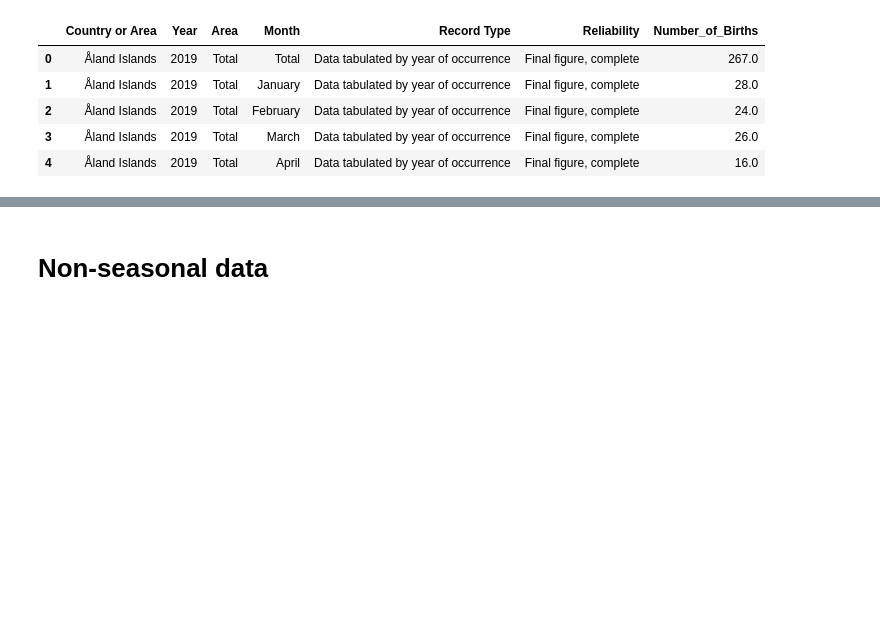
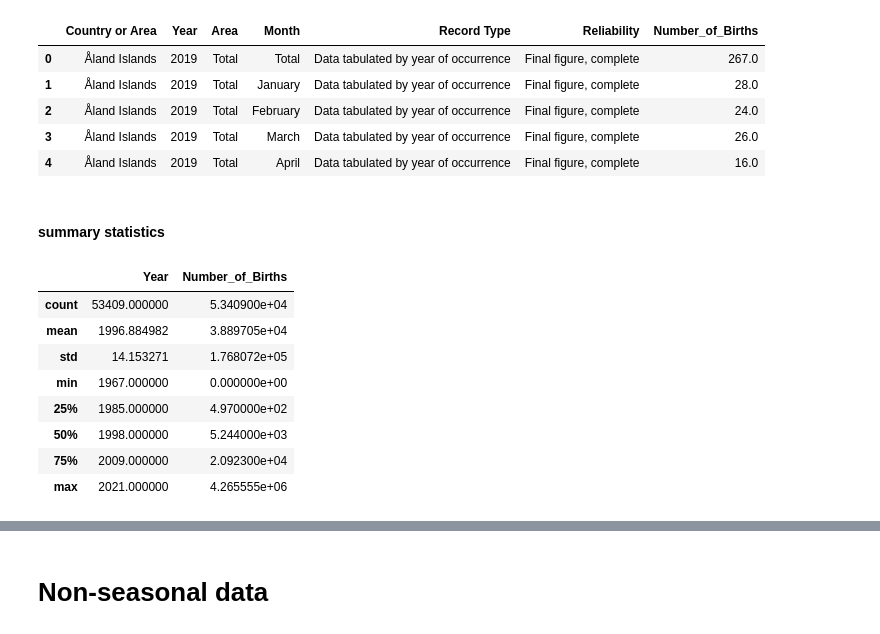
Before and after one commit to worldteacher-global/MA641_TIMESERIES_GROUPPROJECT, a Jupyter notebook: TS_.ipynb, the cells around one changed output, grey strips where cells are left out. Drawn from its saved outputs; the diff is of its cells as text; code cells hidden in the pictures; blank space fills up the shorter version.

```diff
--- a/TS_.ipynb
+++ b/TS_.ipynb
@@ -20,3 +25,17 @@ s_df.head()
 | 2 | Åland Islands | 2019 | Total | February | Data tabulated by year of occurrence | Final figure, complete | 24.0 |
 | 3 | Åland Islands | 2019 | Total | March | Data tabulated by year of occurrence | Final figure, complete | 26.0 |
 | 4 | Åland Islands | 2019 | Total | April | Data tabulated by year of occurrence | Final figure, complete | 16.0 |
+# %% [markdown]
+#### summary statistics
+# %%
+s_df.describe()
+# %% [output]
+|  | Year | Number_of_Births |
+| count | 53409.000000 | 5.340900e+04 |
+| mean | 1996.884982 | 3.889705e+04 |
+| std | 14.153271 | 1.768072e+05 |
+| min | 1967.000000 | 0.000000e+00 |
+| 25% | 1985.000000 | 4.970000e+02 |
+| 50% | 1998.000000 | 5.244000e+03 |
+| 75% | 2009.000000 | 2.092300e+04 |
+| max | 2021.000000 | 4.265555e+06 |
```
Also changed, not shown: parts of 6 cells of this notebook.
